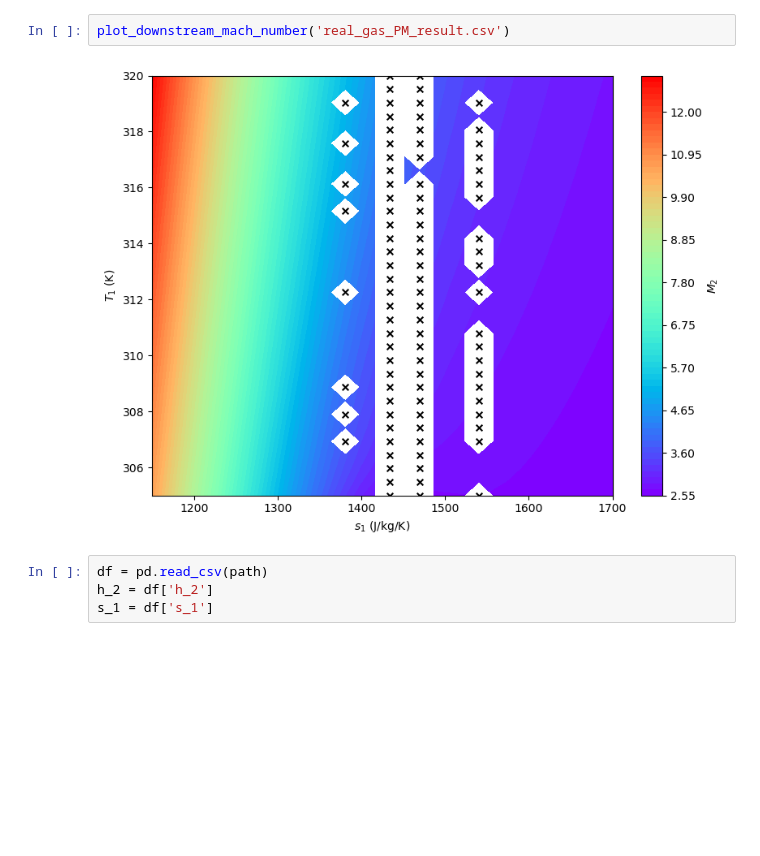
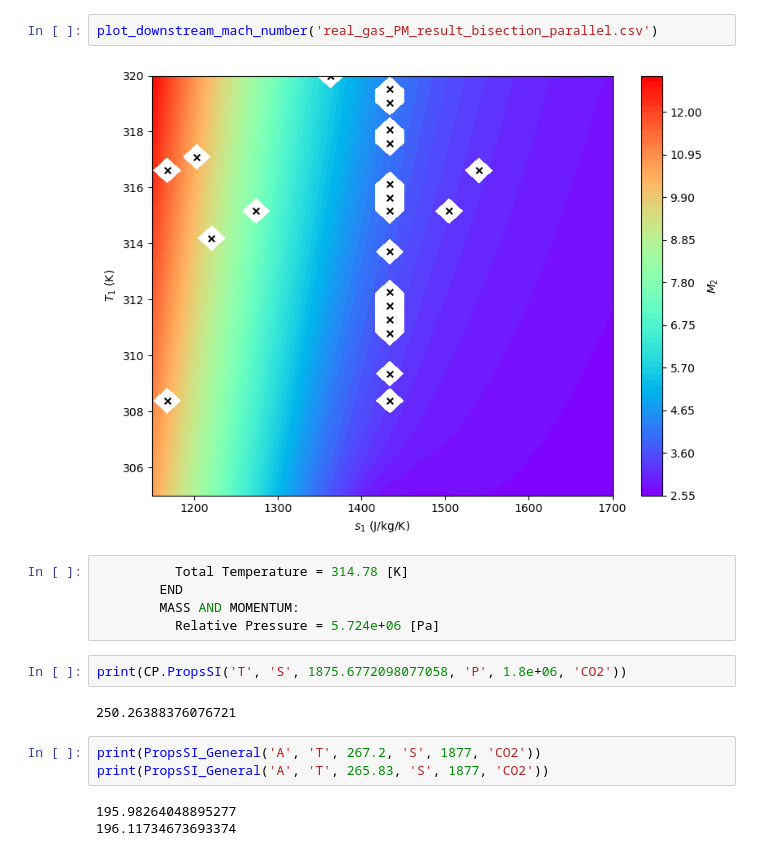
Before and after one commit to Yingfangeng/Real_gas_Prandtl_Meyer, a Jupyter notebook: visualisation.ipynb, the cells around one changed output. Cells and saved outputs as stored; diff of their text form; blank space fills up the shorter version.

Commit message:
Parallel computing implemented

```diff
--- a/visualisation.ipynb
+++ b/visualisation.ipynb
@@ -6,8 +18,19 @@ from visualisation import *
 # %%
-plot_downstream_mach_number('real_gas_PM_result.csv')
+plot_downstream_mach_number('real_gas_PM_result_bisection_parallel.csv')
 # %% [output]
-[figure, old version]
+[figure, new version]
-# %%
-df = pd.read_csv(path)
-h_2 = df['h_2']
-s_1 = df['s_1']
+# %%
+          Total Temperature = 314.78 [K]
+        END
+        MASS AND MOMENTUM:
+          Relative Pressure = 5.724e+06 [Pa]
+# %%
+print(CP.PropsSI('T', 'S', 1875.6772098077058, 'P', 1.8e+06, 'CO2'))
+# %% [output]
+250.26388376076721
+# %%
+print(PropsSI_General('A', 'T', 267.2, 'S', 1877, 'CO2'))
+print(PropsSI_General('A', 'T', 265.83, 'S', 1877, 'CO2'))
+# %% [output]
+195.98264048895277
+196.11734673693374
```
Also changed, not shown: parts of 7 cells of this notebook, 4 other files.
